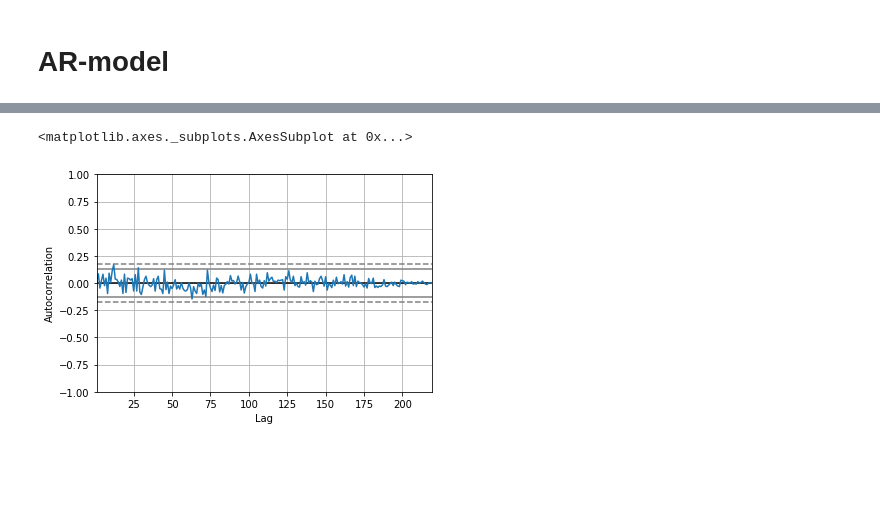
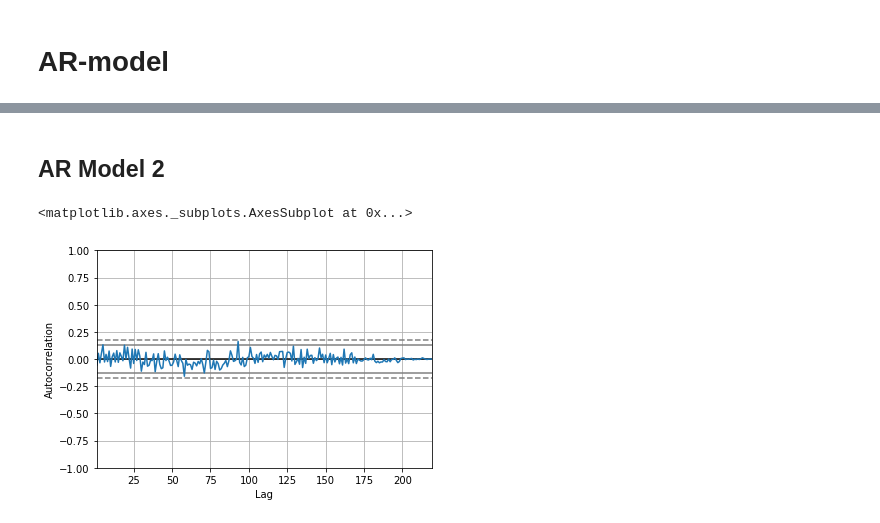
Before and after one commit to annabeck/Gun_Violence_E19, a Jupyter notebook: 08 Spatial Analysis.ipynb, the cells around one changed output, grey strips where cells are left out. Saved outputs shown, nothing was run; the diff lists cells and outputs as text; code cells hidden in the pictures; blank space fills up the shorter version.

```diff
--- a/08 Spatial Analysis.ipynb
+++ b/08 Spatial Analysis.ipynb
@@ -517,2 +481,20 @@ test = test.set_index('date')
+# %%
+dt_cali['firstday'] = dt_cali['date'].apply(lambda x: x - timedelta(days=x.dayofweek))
+dt_NE['firstday'] = dt_NE['date'].apply(lambda x: x - timedelta(days=x.dayofweek))
+dt_MA['firstday'] = dt_MA['date'].apply(lambda x: x - timedelta(days=x.dayofweek))
+# %%
+cali_ar = pd.merge(cali_ar, dt_cali, on = 'date', how = 'right')
+NE_ar = pd.merge(NE_ar, dt_NE, on = 'date', how = 'right')
+MA_ar = pd.merge(MA_ar, dt_MA, on = 'date', how = 'right')
+# %%
+cali_week = cali_ar.groupby('firstday').count()
+NE_week = NE_ar.groupby('firstday').count()
+MA_week = MA_ar.groupby('firstday').count()
+# %%
+cali_week = cali_week.drop(columns = ['Date','date'])
+NE_week = NE_week.drop(columns = ['Date','date'])
+MA_week = MA_week.drop(columns = ['Date','date'])
+# %% [markdown]
+## AR Model 2
 # %%
 from pandas.plotting import autocorrelation_plot
@@ -523,6 +501,5 @@ test1 = test.drop(columns=['Mass Shooting'])
-# %%
-#ts_cali = ts.set_index('date')
-autocorrelation_plot(test1)
-# %% [output]
-<matplotlib.axes._subplots.AxesSubplot at 0x...>
-[figure, removed]
+# %%
+autocorrelation_plot(cali_week)
+# %% [output]
+<matplotlib.axes._subplots.AxesSubplot at 0x...>
+[figure, added]
```
Also changed, not shown: parts of 20 cells of this notebook.
